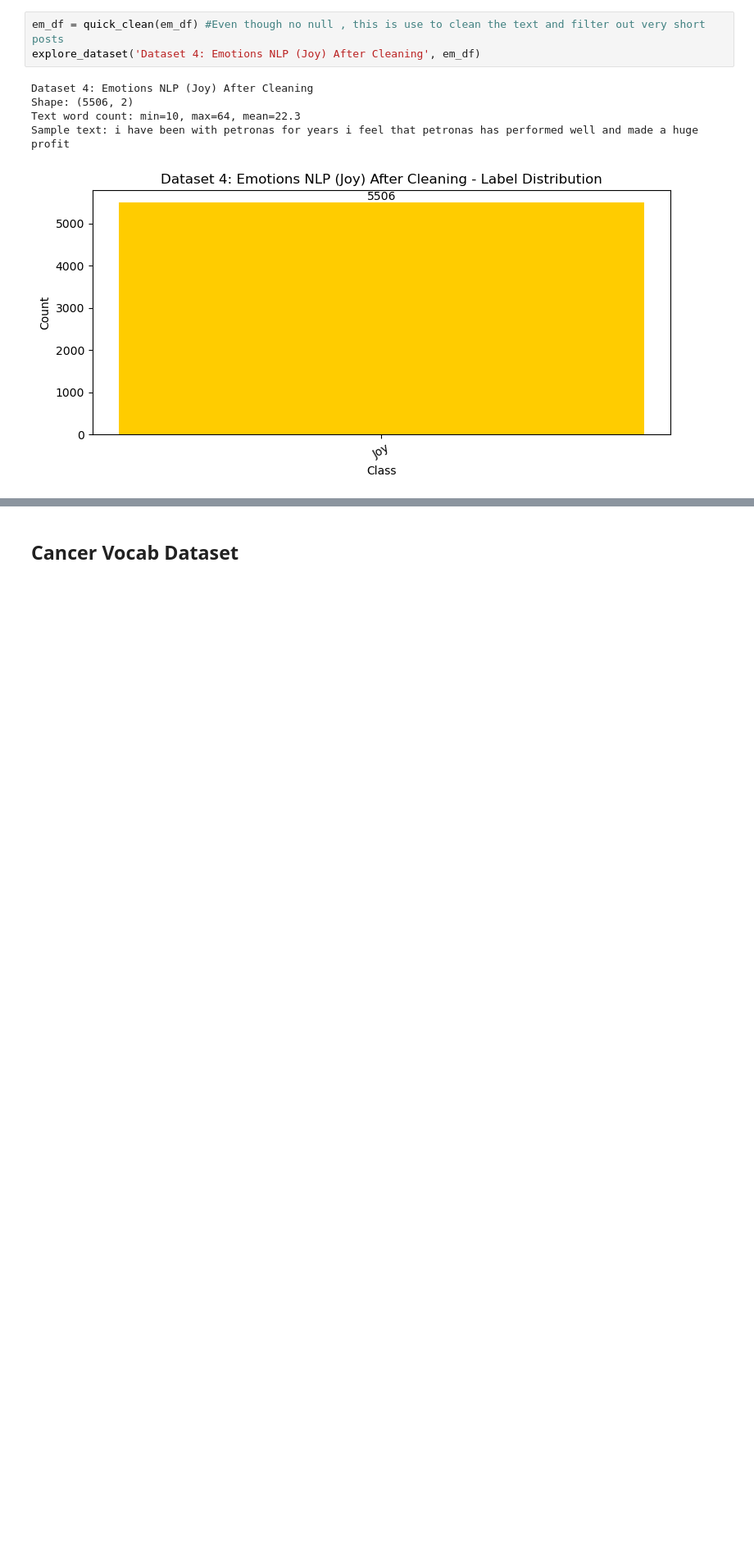
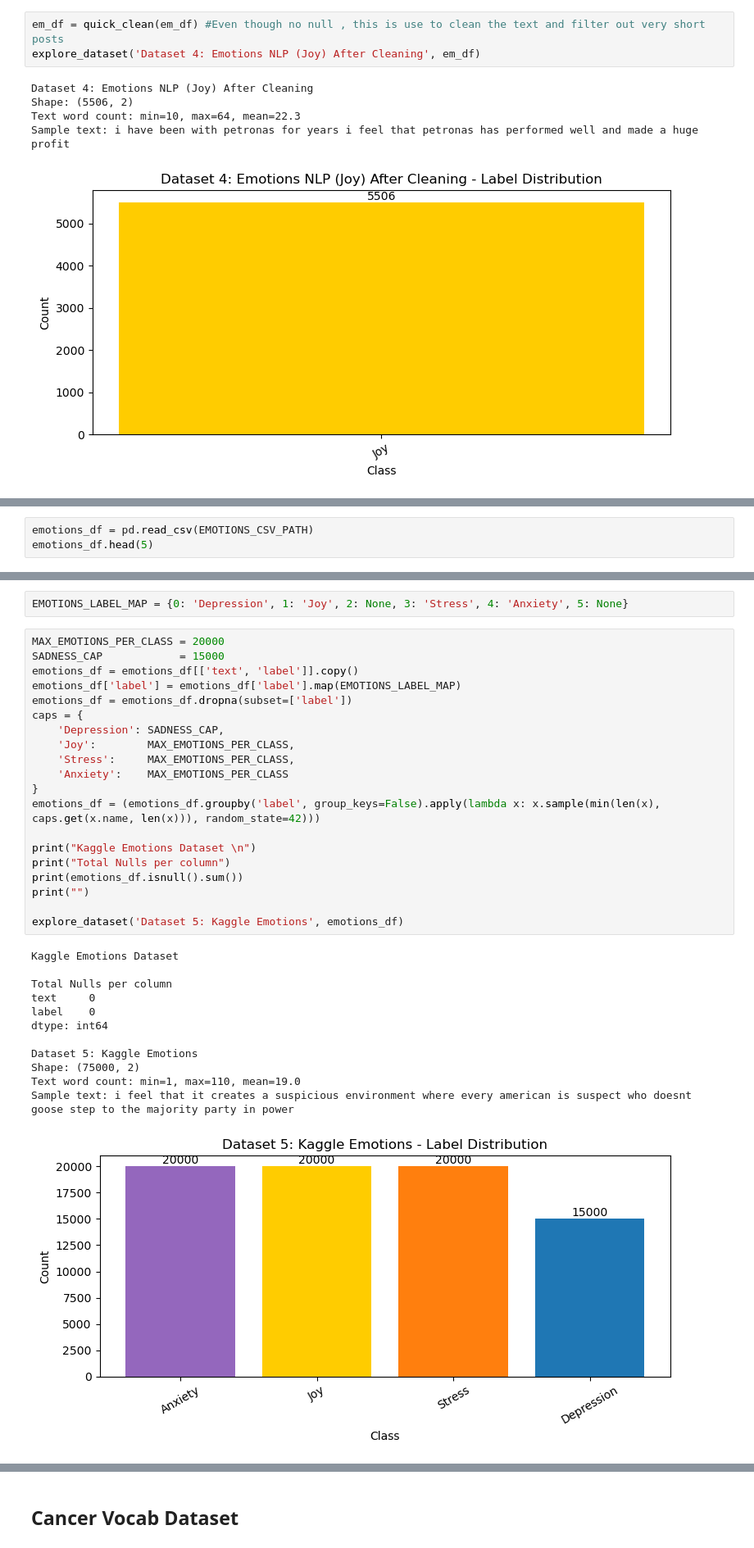
Before and after one commit to RividuPesara/ayu, a Jupyter notebook: notebooks/Sentiment Analysis.ipynb, the cells around one changed output, grey strips where cells are left out. Shown at 82% size. Saved outputs shown, nothing was run; the diff lists cells and outputs as text; blank space fills up the shorter version.

```diff
--- a/notebooks/Sentiment Analysis.ipynb
+++ b/notebooks/Sentiment Analysis.ipynb
@@ -305,0 +476,3 @@ Sample text: i have been with petronas for years i feel that petronas has perfor
+# %%
+emotions_df = pd.read_csv(EMOTIONS_CSV_PATH)
+emotions_df.head(5)
@@ -305,0 +490,35 @@ Sample text: i have been with petronas for years i feel that petronas has perfor
+# %%
+EMOTIONS_LABEL_MAP = {0: 'Depression', 1: 'Joy', 2: None, 3: 'Stress', 4: 'Anxiety', 5: None}
+# %%
+MAX_EMOTIONS_PER_CLASS = 20000
+SADNESS_CAP            = 15000
+emotions_df = emotions_df[['text', 'label']].copy()
+emotions_df['label'] = emotions_df['label'].map(EMOTIONS_LABEL_MAP)
+emotions_df = emotions_df.dropna(subset=['label'])
+caps = {
+    'Depression': SADNESS_CAP,
+    'Joy':        MAX_EMOTIONS_PER_CLASS,
+    'Stress':     MAX_EMOTIONS_PER_CLASS,
+    'Anxiety':    MAX_EMOTIONS_PER_CLASS
+}
+emotions_df = (emotions_df.groupby('label', group_keys=False).apply(lambda x: x.sample(min(len(x), caps.get(x.name, len(x))), random_state=42)))
+
+print("Kaggle Emotions Dataset \n")
+print("Total Nulls per column")
+print(emotions_df.isnull().sum())
+print("")
+
+explore_dataset('Dataset 5: Kaggle Emotions', emotions_df)
+# %% [output]
+Kaggle Emotions Dataset
+
+Total Nulls per column
+text     0
+label    0
+dtype: int64
+
+Dataset 5: Kaggle Emotions
+Shape: (75000, 2)
+Text word count: min=1, max=110, mean=19.0
+Sample text: i feel that it creates a suspicious environment where every american is suspect who doesnt goose step to the majority party in power
+[figure, added]
```
Also changed, not shown: parts of 45 cells of this notebook.
